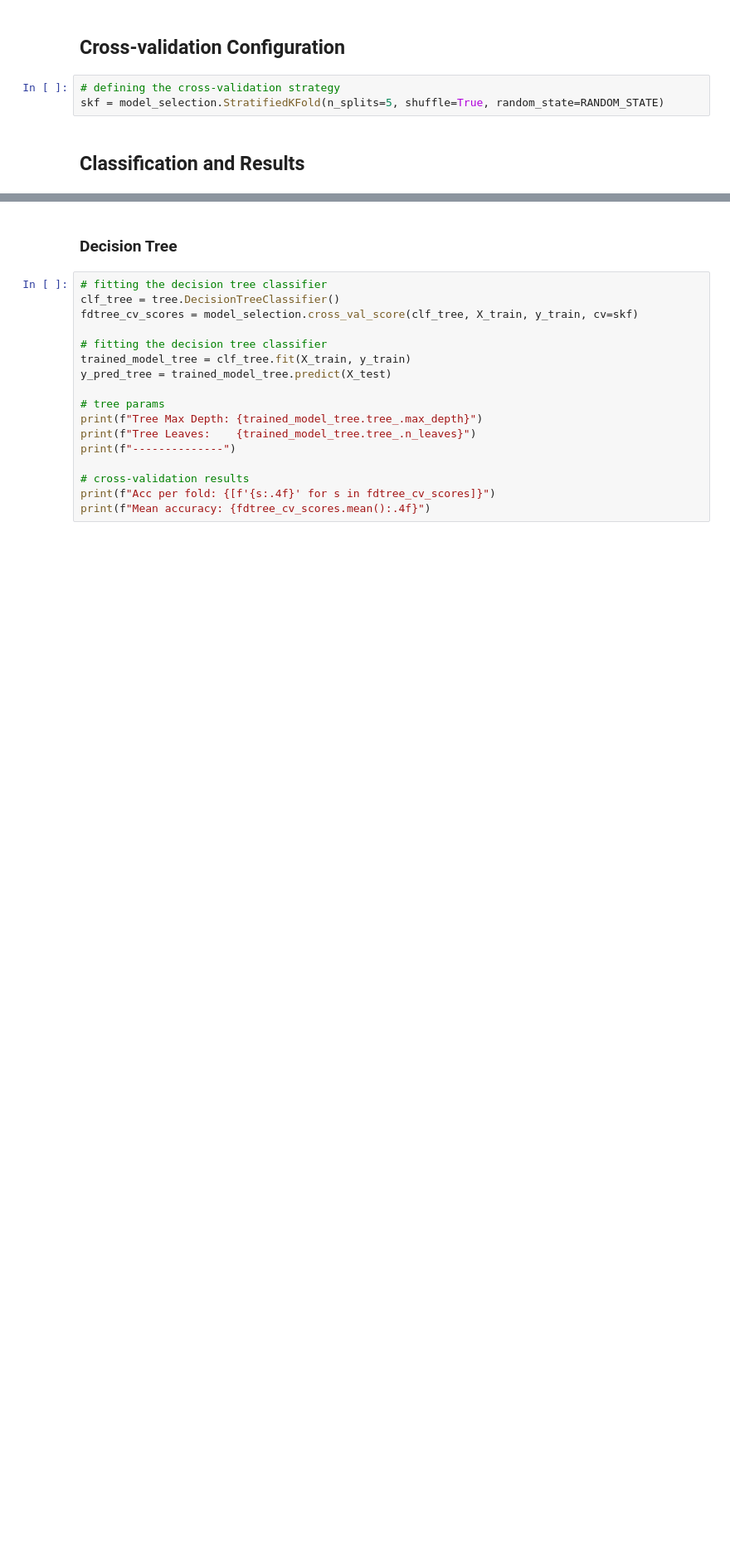
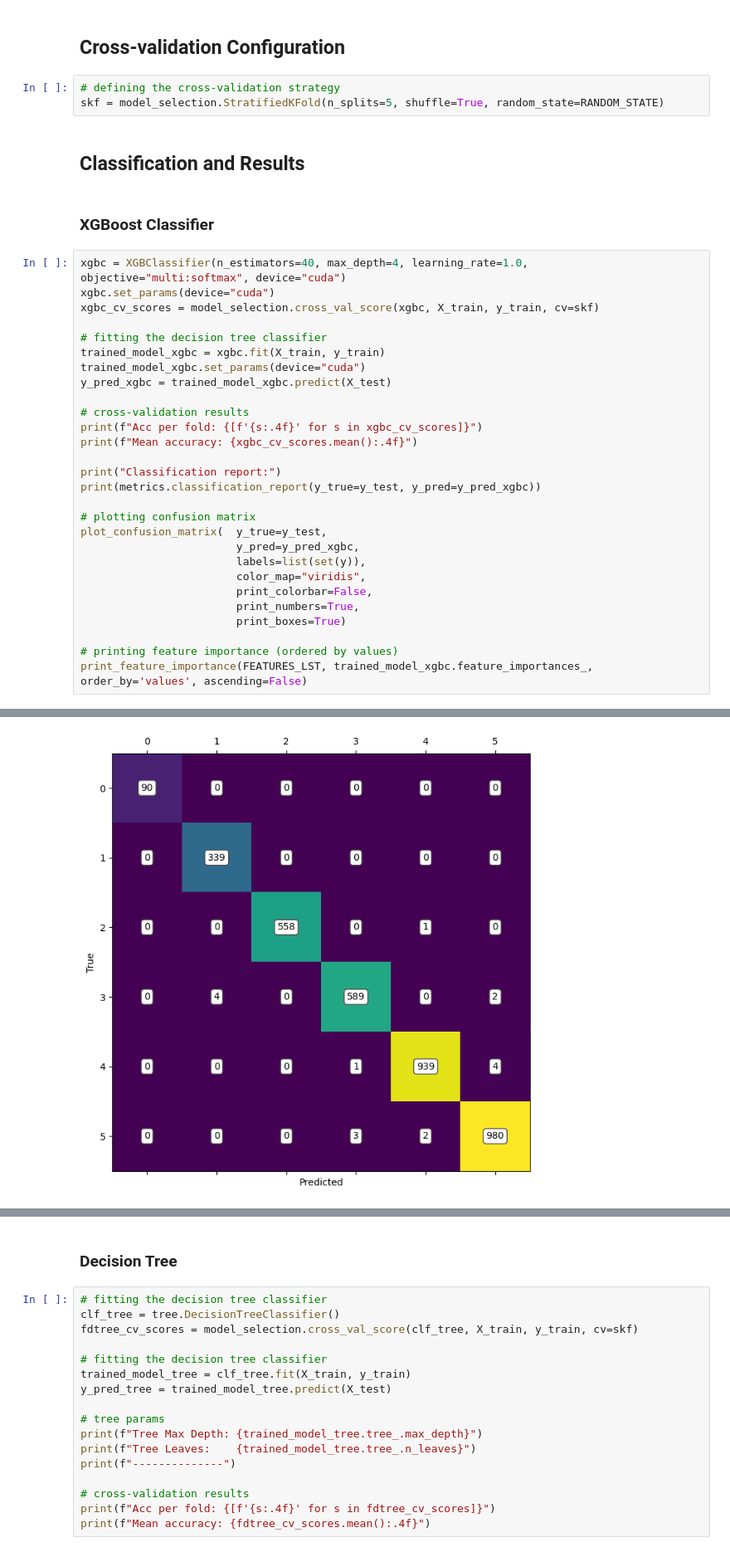
Before and after one commit to titospadini/ser-machine-faults, a Jupyter notebook: mafaulda.ipynb, the cells around one changed output, grey strips where cells are left out. Shown: that part at 83% size. Saved outputs shown, nothing was run; the diff lists cells and outputs as text; blank space fills up the shorter version.

Commit message:
Adding the XGBoost Classifier to the notebook and plotting results for comparison.

```diff
--- a/mafaulda.ipynb
+++ b/mafaulda.ipynb
@@ -57,3 +62,34 @@ X_train, X_test, y_train, y_test = model_selection.train_test_split(X, y, test_s
 skf = model_selection.StratifiedKFold(n_splits=5, shuffle=True, random_state=RANDOM_STATE)
 # %% [markdown]
 ## Classification and Results
+# %% [markdown]
+### XGBoost Classifier
+# %%
+xgbc = XGBClassifier(n_estimators=40, max_depth=4, learning_rate=1.0, objective="multi:softmax", device="cuda")
+xgbc.set_params(device="cuda")
+xgbc_cv_scores = model_selection.cross_val_score(xgbc, X_train, y_train, cv=skf)
+
+# fitting the decision tree classifier
+trained_model_xgbc = xgbc.fit(X_train, y_train)
+trained_model_xgbc.set_params(device="cuda")
+y_pred_xgbc = trained_model_xgbc.predict(X_test)
+
+# cross-validation results
+print(f"Acc per fold: {[f'{s:.4f}' for s in xgbc_cv_scores]}")
+print(f"Mean accuracy: {xgbc_cv_scores.mean():.4f}")
+
+print("Classification report:")
+print(metrics.classification_report(y_true=y_test, y_pred=y_pred_xgbc))
+
+# plotting confusion matrix
+plot_confusion_matrix(  y_true=y_test,
+                        y_pred=y_pred_xgbc,
+                        labels=list(set(y)),
+                        color_map="viridis",
+                        print_colorbar=False,
+                        print_numbers=True,
+                        print_boxes=True)
+
+# printing feature importance (ordered by values)
+print_feature_importance(FEATURES_LST, trained_model_xgbc.feature_importances_, order_by='values', ascending=False)
+# %% [output]
@@ -59,0 +111 @@ skf = model_selection.StratifiedKFold(n_splits=5, shuffle=True, random_state=RAN
+[figure, added]
```
Also changed, not shown: parts of 7 cells of this notebook.
